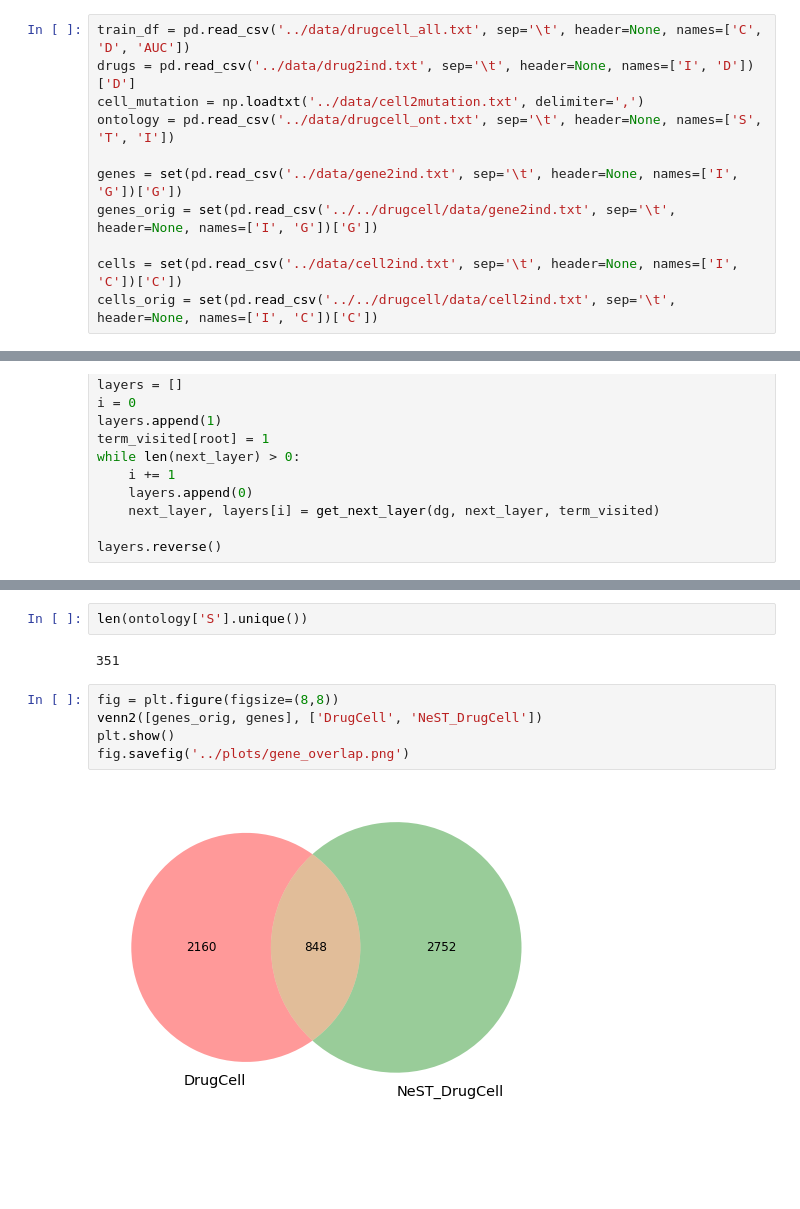
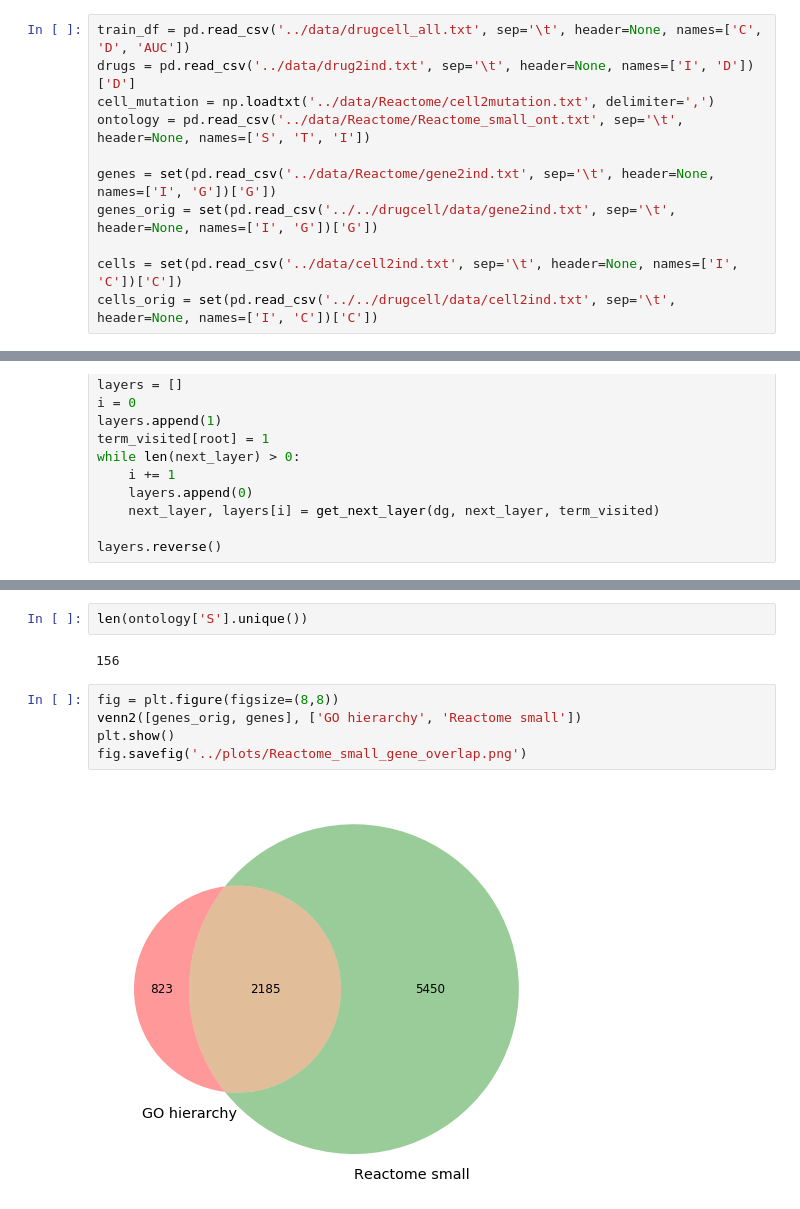
Before and after one commit to enmsilva/nest_drugcell, a Jupyter notebook: src/training_data_analysis.ipynb, the cells around one changed output, grey strips where cells are left out. Cells and saved outputs as stored; diff of their text form; blank space fills up the shorter version.

Commit message:
plots and notebooks

```diff
--- a/src/training_data_analysis.ipynb
+++ b/src/training_data_analysis.ipynb
@@ -24,10 +24,10 @@ plt.rc('figure', titlesize=BIGGER_SIZE)  # fontsize of the figure title
 # %%
 train_df = pd.read_csv('../data/drugcell_all.txt', sep='\t', header=None, names=['C', 'D', 'AUC'])
 drugs = pd.read_csv('../data/drug2ind.txt', sep='\t', header=None, names=['I', 'D'])['D']
-cell_mutation = np.loadtxt('../data/cell2mutation.txt', delimiter=',')
-ontology = pd.read_csv('../data/drugcell_ont.txt', sep='\t', header=None, names=['S', 'T', 'I'])
+cell_mutation = np.loadtxt('../data/Reactome/cell2mutation.txt', delimiter=',')
+ontology = pd.read_csv('../data/Reactome/Reactome_small_ont.txt', sep='\t', header=None, names=['S', 'T', 'I'])
 
-genes = set(pd.read_csv('../data/gene2ind.txt', sep='\t', header=None, names=['I', 'G'])['G'])
+genes = set(pd.read_csv('../data/Reactome/gene2ind.txt', sep='\t', header=None, names=['I', 'G'])['G'])
 genes_orig = set(pd.read_csv('../../drugcell/data/gene2ind.txt', sep='\t', header=None, names=['I', 'G'])['G'])
 
 cells = set(pd.read_csv('../data/cell2ind.txt', sep='\t', header=None, names=['I', 'C'])['C'])
@@ -112,11 +112,11 @@ fig.savefig('../plots/neuron_count_1.5.png')
 # %%
 len(ontology['S'].unique())
 # %% [output]
-351
+156
 # %%
 fig = plt.figure(figsize=(8,8))
-venn2([genes_orig, genes], ['DrugCell', 'NeST_DrugCell'])
+venn2([genes_orig, genes], ['GO hierarchy', 'Reactome small'])
 plt.show()
-fig.savefig('../plots/gene_overlap.png')
+fig.savefig('../plots/Reactome_small_gene_overlap.png')
 # %% [output]
-[figure, old version]
+[figure, new version]
```
Also changed, not shown: parts of 5 cells of this notebook, 25 other files.
